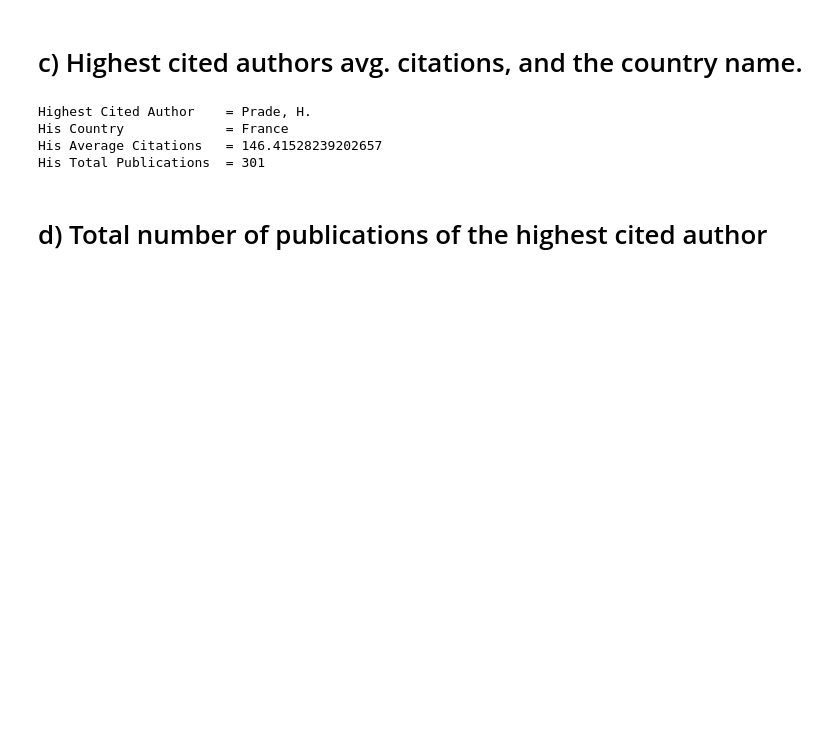
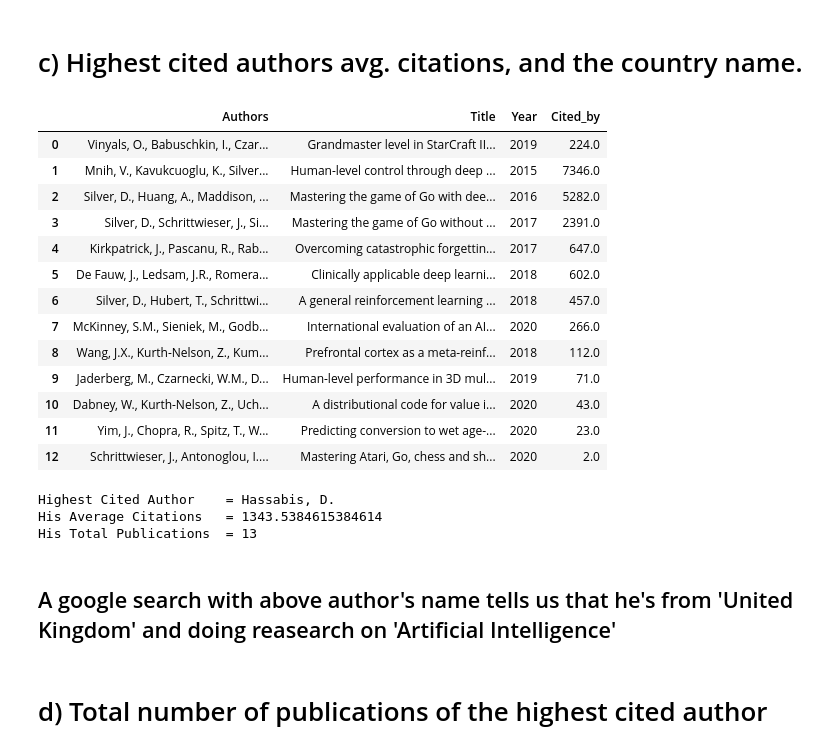
Before and after one commit to deshabhakt/Sem-II, a Jupyter notebook: BigDataAnalytics/Mini-Project/Programs/Step-3.ipynb, the cells around one changed output. Saved outputs shown, nothing was run; the diff lists cells and outputs as text; code cells hidden in the pictures; blank space fills up the shorter version.

```diff
--- a/BigDataAnalytics/Mini-Project/Programs/Step-3.ipynb
+++ b/BigDataAnalytics/Mini-Project/Programs/Step-3.ipynb
@@ -139,19 +136,35 @@ Publications    = 905
 # %% [markdown]
 # c) Highest cited authors avg. citations, and the country name.
+# %%
+dct_author_database[author_with_highest_citations]
+# %% [output]
+|  | Authors | Title | Year | Cited_by |
+| 0 | Vinyals, O., Babuschkin, I., Czar... | Grandmaster level in StarCraft II... | 2019 | 224.0 |
+| 1 | Mnih, V., Kavukcuoglu, K., Silver... | Human-level control through deep ... | 2015 | 7346.0 |
+| 2 | Silver, D., Huang, A., Maddison, ... | Mastering the game of Go with dee... | 2016 | 5282.0 |
+| 3 | Silver, D., Schrittwieser, J., Si... | Mastering the game of Go without ... | 2017 | 2391.0 |
+| 4 | Kirkpatrick, J., Pascanu, R., Rab... | Overcoming catastrophic forgettin... | 2017 | 647.0 |
+| 5 | De Fauw, J., Ledsam, J.R., Romera... | Clinically applicable deep learni... | 2018 | 602.0 |
+| 6 | Silver, D., Hubert, T., Schrittwi... | A general reinforcement learning ... | 2018 | 457.0 |
+| 7 | McKinney, S.M., Sieniek, M., Godb... | International evaluation of an AI... | 2020 | 266.0 |
+| 8 | Wang, J.X., Kurth-Nelson, Z., Kum... | Prefrontal cortex as a meta-reinf... | 2018 | 112.0 |
+| 9 | Jaderberg, M., Czarnecki, W.M., D... | Human-level performance in 3D mul... | 2019 | 71.0 |
+| 10 | Dabney, W., Kurth-Nelson, Z., Uch... | A distributional code for value i... | 2020 | 43.0 |
+| 11 | Yim, J., Chopra, R., Spitz, T., W... | Predicting conversion to wet age-... | 2020 | 23.0 |
+| 12 | Schrittwieser, J., Antonoglou, I.... | Mastering Atari, Go, chess and sh... | 2020 | 2.0 |
 # %%
-country_of_author_with_highest_citations = df[df.Authors==author_with_highest_citations].iloc[0,-1]
 rows, cols = dct_author_database[author_with_highest_citations].shape
 
 avg_citations_of_author_with_highest_citations = max_citations/rows
 print(f'Highest Cited Author \t= {author_with_highest_citations}')
-print(f'His Country        \t= {country_of_author_with_highest_citations}')
 print(f'His Average Citations \t= {avg_citations_of_author_with_highest_citations}')
 print(f'His Total Publications \t= {rows}')
 # %% [output]
-Highest Cited Author    = Prade, H.
-His Country             = France
-His Average Citations   = 146.41528239202657
-His Total Publications  = 301
+Highest Cited Author    = Hassabis, D.
+His Average Citations   = 1343.5384615384614
+His Total Publications  = 13
+# %% [markdown]
+## A google search with above author's name tells us that he's from 'United Kingdom' and doing reasearch on 'Artificial Intelligence'
 # %% [markdown]
 # d) Total number of publications of the highest cited author
 # %%
```
Also changed, not shown: parts of 16 cells of this notebook, 20 other files.
